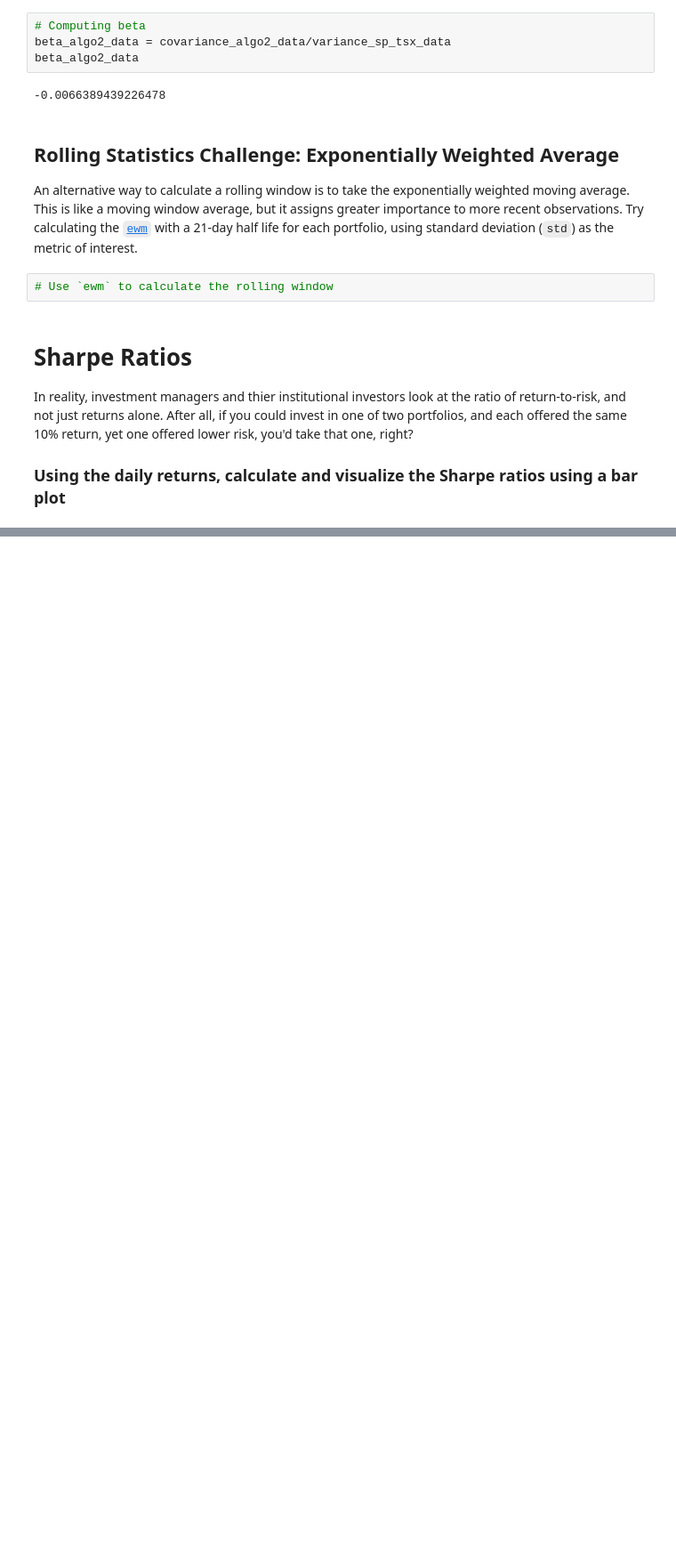
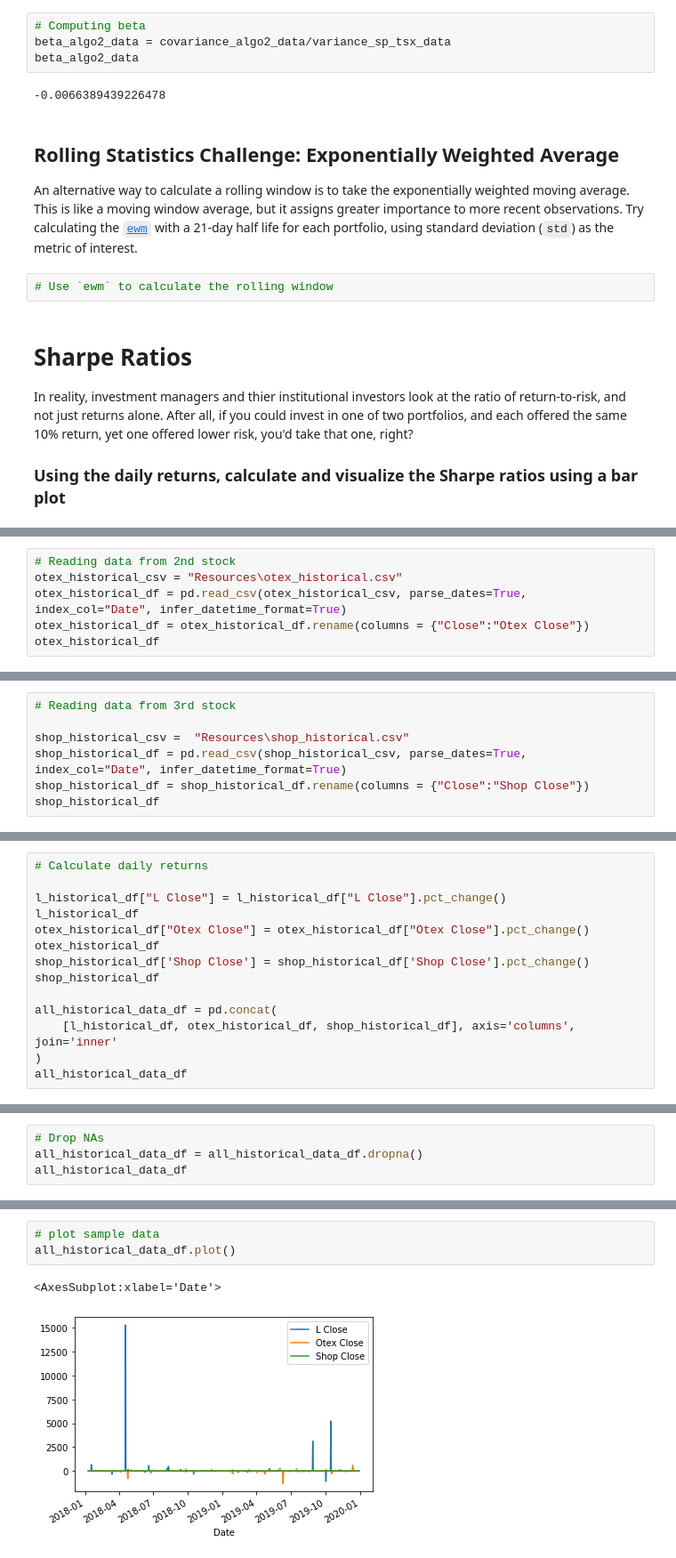
Before and after one commit to ObyNtech/module_4_challenge, a Jupyter notebook: whale_analysis.ipynb, the cells around one changed output, grey strips where cells are left out. Shown at 89% size. Drawn from its saved outputs; the diff is of its cells as text; blank space fills up the shorter version.

```diff
--- a/whale_analysis.ipynb
+++ b/whale_analysis.ipynb
@@ -442,0 +496,6 @@ In reality, investment managers and thier institutional investors look at the ra
+# %%
+# Reading data from 2nd stock
+otex_historical_csv = "Resources\otex_historical.csv"
+otex_historical_df = pd.read_csv(otex_historical_csv, parse_dates=True, index_col="Date", infer_datetime_format=True)
+otex_historical_df = otex_historical_df.rename(columns = {"Close":"Otex Close"})
+otex_historical_df
@@ -442,0 +517,7 @@ In reality, investment managers and thier institutional investors look at the ra
+# %%
+# Reading data from 3rd stock
+
+shop_historical_csv =  "Resources\shop_historical.csv"
+shop_historical_df = pd.read_csv(shop_historical_csv, parse_dates=True, index_col="Date", infer_datetime_format=True)
+shop_historical_df = shop_historical_df.rename(columns = {"Close":"Shop Close"})
+shop_historical_df
@@ -442,0 +560,14 @@ In reality, investment managers and thier institutional investors look at the ra
+# %%
+# Calculate daily returns
+
+l_historical_df["L Close"] = l_historical_df["L Close"].pct_change()
+l_historical_df
+otex_historical_df["Otex Close"] = otex_historical_df["Otex Close"].pct_change()
+otex_historical_df
+shop_historical_df['Shop Close'] = shop_historical_df['Shop Close'].pct_change()
+shop_historical_df
+
+all_historical_data_df = pd.concat(
+    [l_historical_df, otex_historical_df, shop_historical_df], axis='columns', join='inner'
+)
+all_historical_data_df
@@ -442,0 +589,4 @@ In reality, investment managers and thier institutional investors look at the ra
+# %%
+# Drop NAs
+all_historical_data_df = all_historical_data_df.dropna()
+all_historical_data_df
@@ -442,0 +608,6 @@ In reality, investment managers and thier institutional investors look at the ra
+# %%
+# plot sample data
+all_historical_data_df.plot()
+# %% [output]
+<AxesSubplot:xlabel='Date'>
+[figure, added]
```
Also changed, not shown: parts of 33 cells of this notebook.
